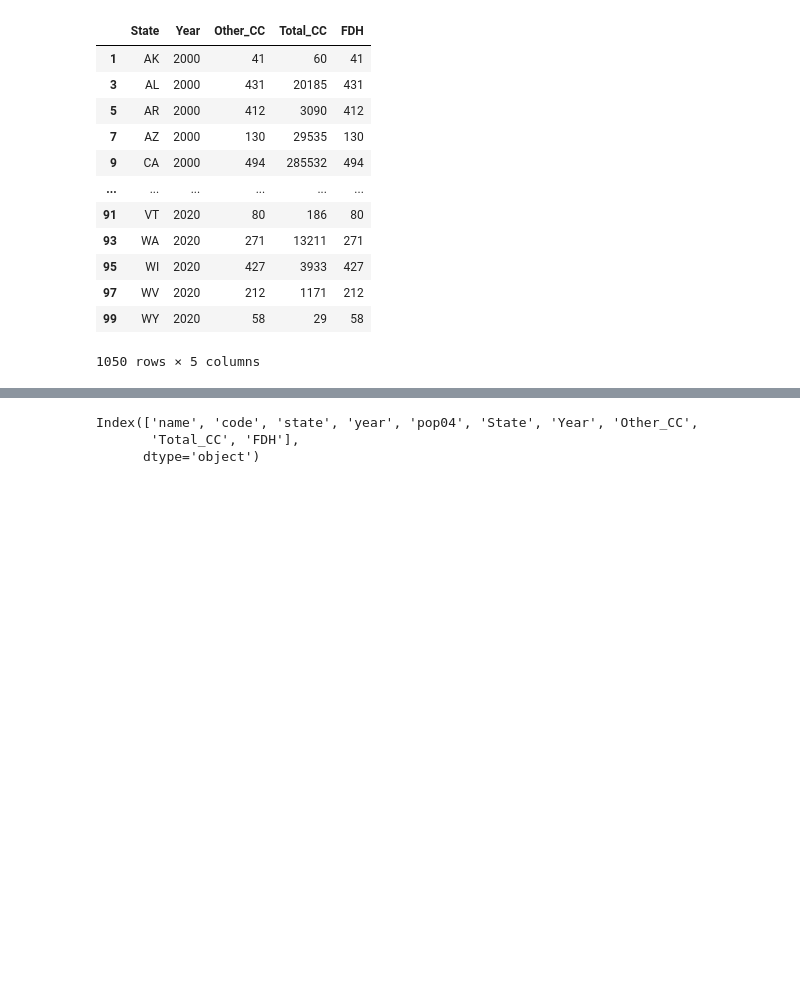
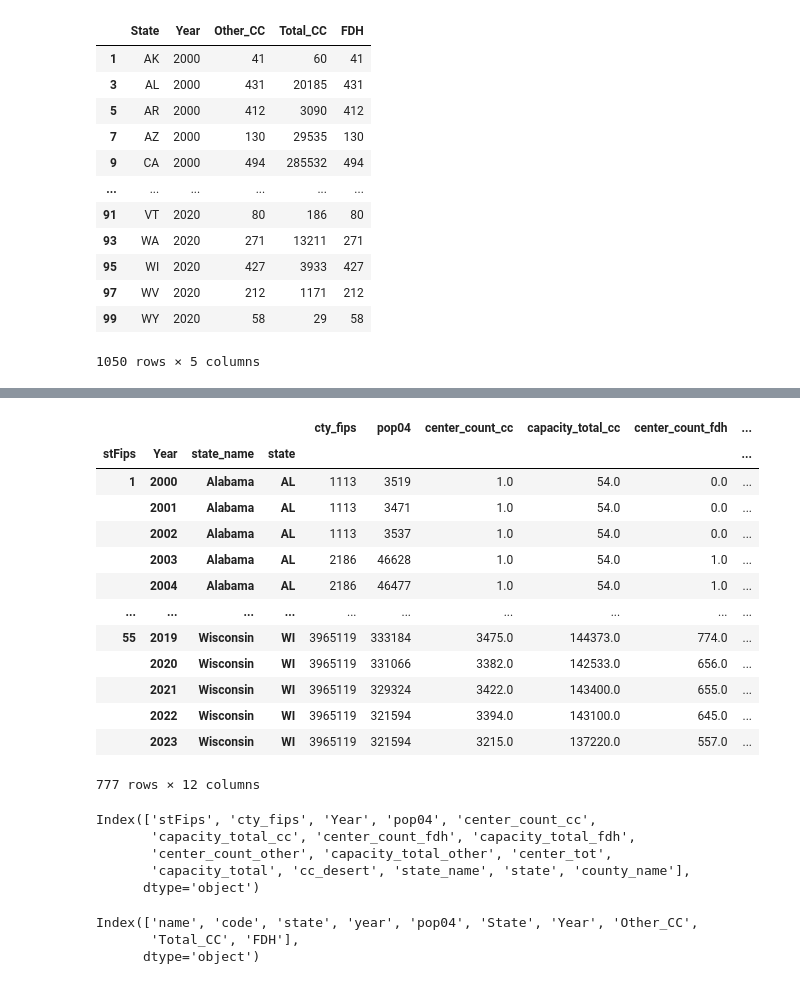
Before and after one commit to okty1227/childcare, a Jupyter notebook: scripts/ps.ipynb, the cells around one changed output, grey strips where cells are left out. Drawn from its saved outputs; the diff is of its cells as text; code cells hidden in the pictures; blank space fills up the shorter version.

Commit message:
1. Creat data preprocessing script output with the dataset being used now. 2. Fix column names inconsistency.

```diff
--- a/scripts/ps.ipynb
+++ b/scripts/ps.ipynb
@@ -51,3 +162,72 @@ Index(['state', 'cty_fips', 'year', 'pop04', 'center_count_cc',
+# %%
+import pandas as pd
+
+
+## load raw data
+raw_data = pd.read_csv('../data/cc_cty_panel_.csv')
+# raw_data_cols = raw_data.columns
+raw_df = raw_data.fillna(0)
+
+
+## mapping files
+stfips = pd.read_csv('../data/state_fips.csv')
+countyfips = pd.read_csv('../data/counties_fips.csv')
+
+
+
+county_col_mapper = {
+    'Year': 'Year',
+    'center_count_cc': 'Total_CC',
+    'center_count_fdh': 'FDH',
+    'center_count_other': 'Other_CC',
+    'state': 'State',
+    'county_name':'County',
+    'cty_fips':'cty_fips'
+}
+
+trend_col_mapper = {
+    'Year': 'Year',
+    'center_count_cc': 'Total_CC',
+    'center_count_fdh': 'FDH',
+    'center_count_other': 'Other_CC',
+    'stFips': 'stFips',
+    'pop04': 'pop'
+}
+# fips & name mapping
+raw_data_full = pd.merge(left=raw_df,right=stfips,on=['stFips'])
+raw_data_full = raw_data_full.merge(countyfips,on=['cty_fips','state'])
+raw_data_full
+# ## county map data
+county_full_raw = raw_data_full[county_col_mapper.keys()]
+county_df = county_full_raw.rename(columns=county_col_mapper)
+raw_data_full.groupby(by=['stFips','Year','state_name','state']).sum()
+# ## trend data
+# trend_data_grouped = raw_data_full.groupby(by=['stFips','year']).sum()[['pop04','capacity_total_cc','capacity_total_fdh','capacity_total_other']]
+# %% [output]
+|  |  |  |  | cty_fips | pop04 | center_count_cc | capacity_total_cc | center_count_fdh | ... |
+| stFips | Year | state_name | state |  |  |  |  |  | ... |
+| 1 | 2000 | Alabama | AL | 1113 | 3519 | 1.0 | 54.0 | 0.0 | ... |
+|  | 2001 | Alabama | AL | 1113 | 3471 | 1.0 | 54.0 | 0.0 | ... |
+|  | 2002 | Alabama | AL | 1113 | 3537 | 1.0 | 54.0 | 0.0 | ... |
+|  | 2003 | Alabama | AL | 2186 | 46628 | 1.0 | 54.0 | 1.0 | ... |
+|  | 2004 | Alabama | AL | 2186 | 46477 | 1.0 | 54.0 | 1.0 | ... |
+| ... | ... | ... | ... | ... | ... | ... | ... | ... | ... |
+| 55 | 2019 | Wisconsin | WI | 3965119 | 333184 | 3475.0 | 144373.0 | 774.0 | ... |
+|  | 2020 | Wisconsin | WI | 3965119 | 331066 | 3382.0 | 142533.0 | 656.0 | ... |
+|  | 2021 | Wisconsin | WI | 3965119 | 329324 | 3422.0 | 143400.0 | 655.0 | ... |
+|  | 2022 | Wisconsin | WI | 3965119 | 321594 | 3394.0 | 143100.0 | 645.0 | ... |
+|  | 2023 | Wisconsin | WI | 3965119 | 321594 | 3215.0 | 137220.0 | 557.0 | ... |
+777 rows × 12 columns
+# %%
+raw_data_full = pd.merge(left=raw_df,right=stfips,on=['stFips'])
+raw_data_full = raw_data_full.merge(countyfips,on=['cty_fips','state'])
+raw_data_full.columns
+# %% [output]
+Index(['stFips', 'cty_fips', 'Year', 'pop04', 'center_count_cc',
+       'capacity_total_cc', 'center_count_fdh', 'capacity_total_fdh',
+       'center_count_other', 'capacity_total_other', 'center_tot',
+       'capacity_total', 'cc_desert', 'state_name', 'state', 'county_name'],
+      dtype='object')
 # %%
 poprepopulate = ccdf.groupby(by=['state','year']).sum()[['pop04','center_count_cc','center_count_fdh','center_count_other']]
 idxs = poprepopulate.index
```
Also changed, not shown: parts of 14 cells of this notebook, 11 other files.
